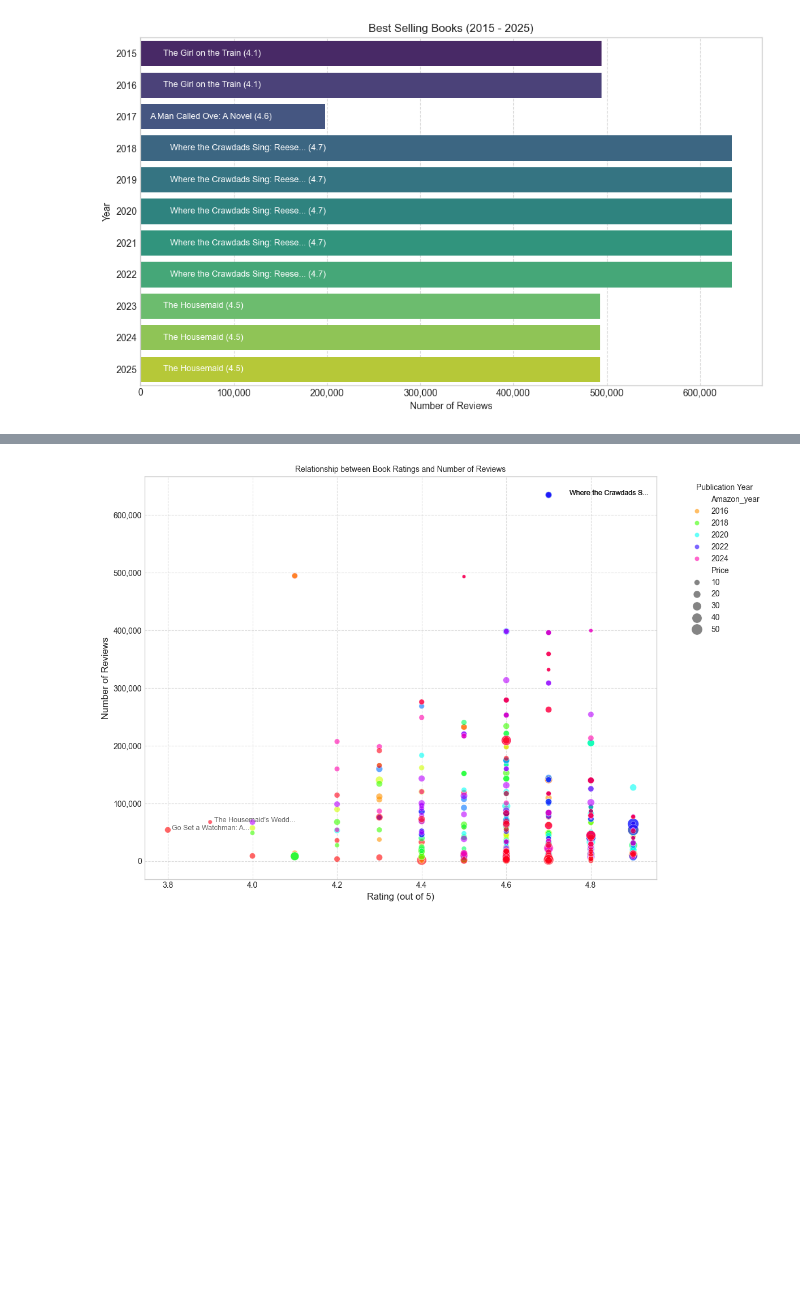
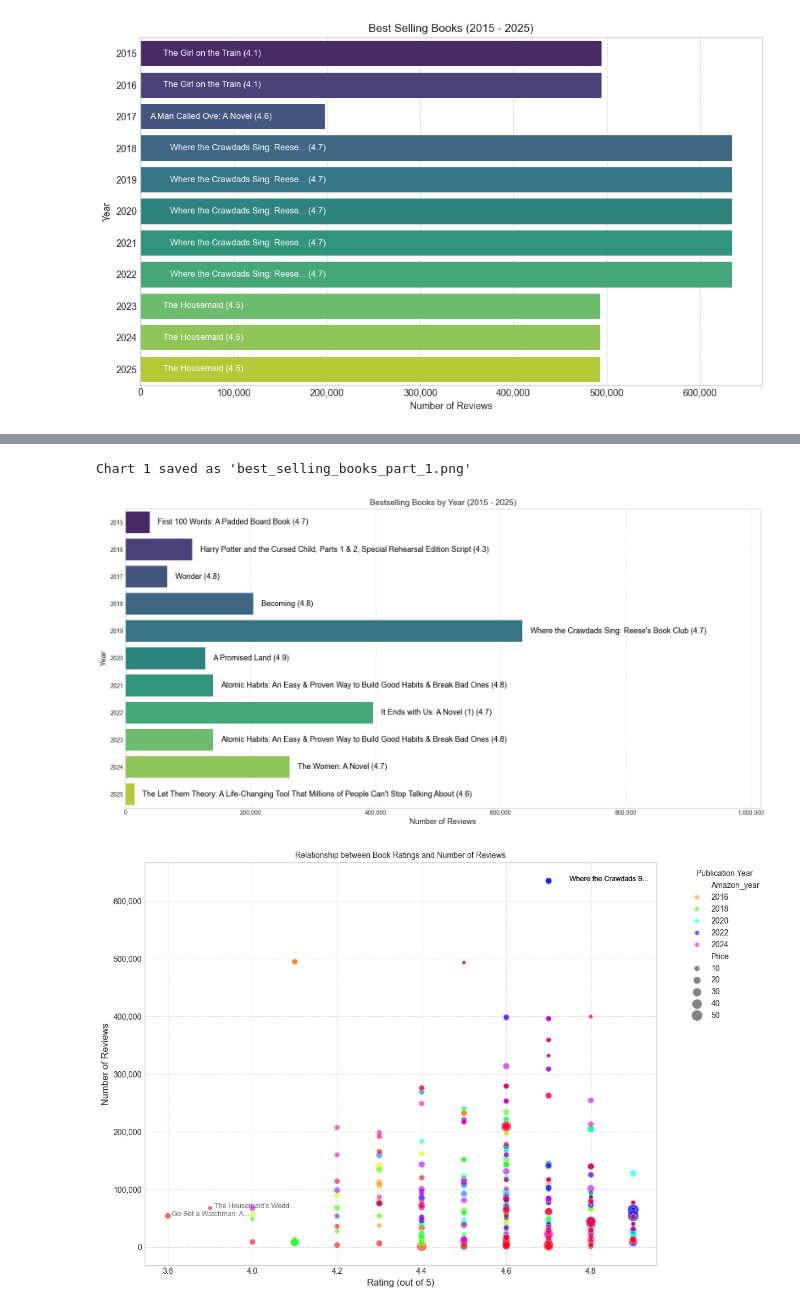
Before and after one commit to Martagilant/EDA, a Jupyter notebook: amazon_analysis_III.ipynb, the cells around one changed output, grey strips where cells are left out. Saved outputs shown, nothing was run; the diff lists cells and outputs as text; code cells hidden in the pictures; blank space fills up the shorter version.

```diff
--- a/amazon_analysis_III.ipynb
+++ b/amazon_analysis_III.ipynb
@@ -124,3 +124,80 @@ Passing `palette` without assigning `hue` is deprecated and will be removed in v
 
   ax = sns.barplot(
 [figure]
+# %%
+# Identify the first book (assumed bestseller) of each year
+best_selling_per_year = df.groupby("Amazon_year").first().reset_index()
+
+# Sort by year for consistent plotting
+best_selling_per_year = best_selling_per_year.sort_values("Amazon_year")
+
+# Use full titles without truncation
+best_selling_per_year['Short_Title'] = best_selling_per_year['Title']
+
+# Import required libraries if not already imported
+import matplotlib.pyplot as plt
+import seaborn as sns
+
+# Function to plot charts with multiple years
+def plot_multiple_charts(data, years_per_plot=11):
+    # Process data in chunks to avoid too many years in one plot
+    chunks = []
+    for i in range(0, len(data), years_per_plot):
+        chunks.append(data.iloc[i:i+years_per_plot])
+
+    # Create a separate figure for each chunk
+    for i, chunk in enumerate(chunks):
+        # Create a larger figure to accommodate full-length titles
+        plt.figure(figsize=(16, 8))
+
+        # Convert year to string to treat it as categorical
+        chunk['Year_Str'] = chunk['Amazon_year'].astype(str)
+
+        # Create horizontal bar plot
+        ax = sns.barplot(
+            data=chunk,
+            x="Reviews",  # Number of reviews (length of bars)
+            y="Year_Str", # Years on y-axis
+            palette="viridis"
+        )
+
+        # Add annotations for book titles and ratings - placing text outside the bars
+        for j, row in enumerate(chunk.itertuples()):
+            # Position text at end of bar plus small offset
+            plt.text(
+                row.Reviews + (chunk['Reviews'].max() * 0.02),  # Position text just outside the bar
+                j,                   # Y position (index in the plot)
+                f"{row.Short_Title} ({row.Rating:.1f})",  # Text with title and rating
+                va="center",         # Vertically center
+                fontsize=13,
+                color='black'        # Black text for better readability
+            )
+
+        # Set titles and labels
+        year_range = f"{chunk['Amazon_year'].min()} - {chunk['Amazon_year'].max()}"
+        plt.title(f"Bestselling Books by Year ({year_range})", fontsize=14)
+        plt.xlabel("Number of Reviews", fontsize=13)
+        plt.ylabel("Year", fontsize=13)
+
+        # Add grid lines for better readability
+        plt.grid(axis='x', linestyle='--', alpha=0.7)
+
+        # Add extra space on the right side of the plot for title text
+        plt.xlim(0, chunk['Reviews'].max() * 1.6)  # Extend x-axis to accommodate titles
+
+        # Format x-axis with comma separators for large numbers
+        ax.xaxis.set_major_formatter(plt.FuncFormatter(lambda x, _: f'{int(x):,}'))
+
+        # Save this chunk to a file
+        filename = f"best_selling_books_part_{i+1}.png"
+        plt.tight_layout()
+
+        plt.savefig(filename, dpi=300, bbox_inches='tight')
+        print(f"Chart {i+1} saved as '{filename}'")
+
+        # Show the plot
+        plt.show()
+
+# Execute the function with the data
+plot_multiple_charts(best_selling_per_year)
+# %% [output]
@@ -127,3 +213,5 @@ Passing `palette` without assigning `hue` is deprecated and will be removed in v
+Chart 1 saved as 'best_selling_books_part_1.png'
+[figure, added]
 # %%
 # Create a scatter plot showing the relationship between ratings and reviews
 import matplotlib.pyplot as plt
```
Also changed, not shown: parts of 3 cells of this notebook.
